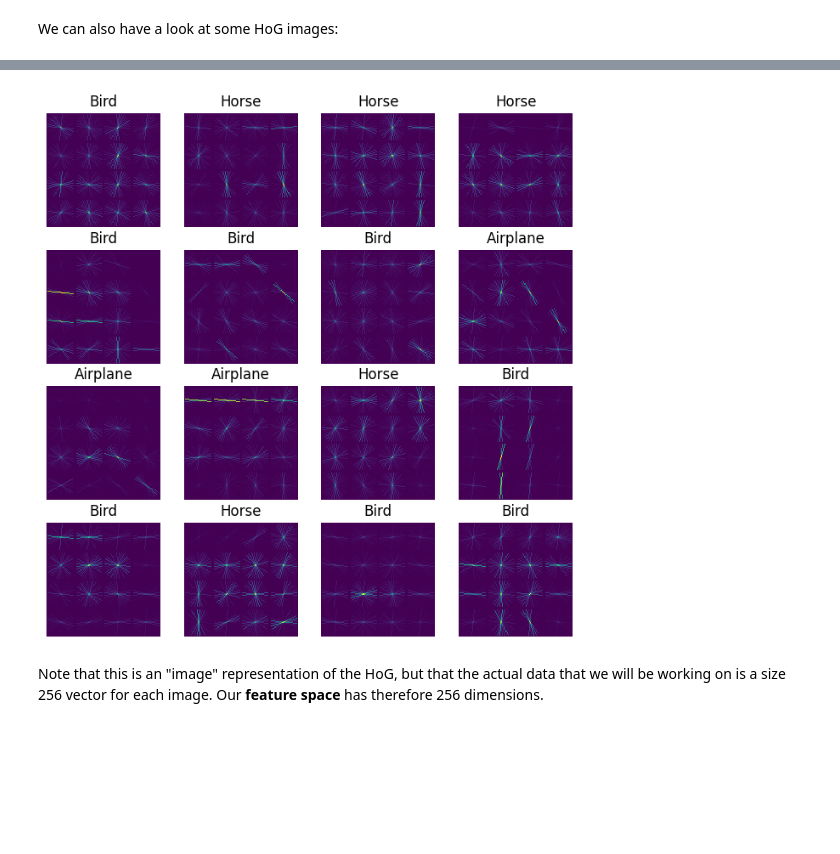
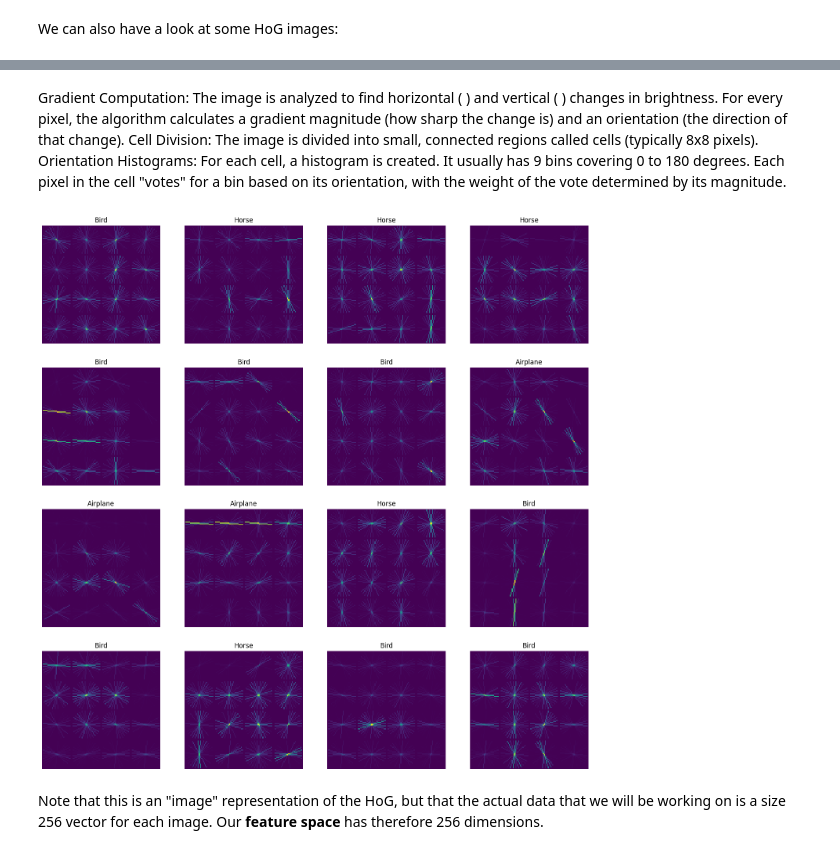
Before and after one commit to andreasneil13/Pattern_recognition_and_image_analysis_LAB_202526, a Jupyter notebook: ML0_Introduction.ipynb, the cells around one changed output, grey strips where cells are left out. Saved outputs shown, nothing was run; the diff lists cells and outputs as text; code cells hidden in the pictures; blank space fills up the shorter version.

```diff
--- a/ML0_Introduction.ipynb
+++ b/ML0_Introduction.ipynb
@@ -47,14 +51,20 @@ We can also have a look at some HoG images:
+# %% [markdown]
+Gradient Computation: The image is analyzed to find horizontal (
+) and vertical (
+) changes in brightness. For every pixel, the algorithm calculates a gradient magnitude (how sharp the change is) and an orientation (the direction of that change).
+Cell Division: The image is divided into small, connected regions called cells (typically 8x8 pixels).
+Orientation Histograms: For each cell, a histogram is created. It usually has 9 bins covering 0 to 180 degrees. Each pixel in the cell "votes" for a bin based on its orientation, with the weight of the vote determined by its magnitude.
 # %%
-plt.figure(figsize=(8,8))
+plt.figure(figsize=(18,18))
 for i in range(16):
     plt.subplot(4,4,i+1)
     hog = dataset.train['hog'][i].reshape((4,4,16))
     plt.imshow(get_hog_image(hog, 128), interpolation='none')
     plt.title(dataset.labels[dataset.train['labels'][i]])
     plt.axis('off')
 plt.show()
 # %% [output]
-[figure, old version]
+[figure, new version]
 # %% [markdown]
 Note that this is an "image" representation of the HoG, but that the actual data that we will be working on is a size 256 vector for each image. Our **feature space** has therefore 256 dimensions.
 # %% [markdown]
```
Also changed, not shown: parts of 18 cells of this notebook, 1 other file.
